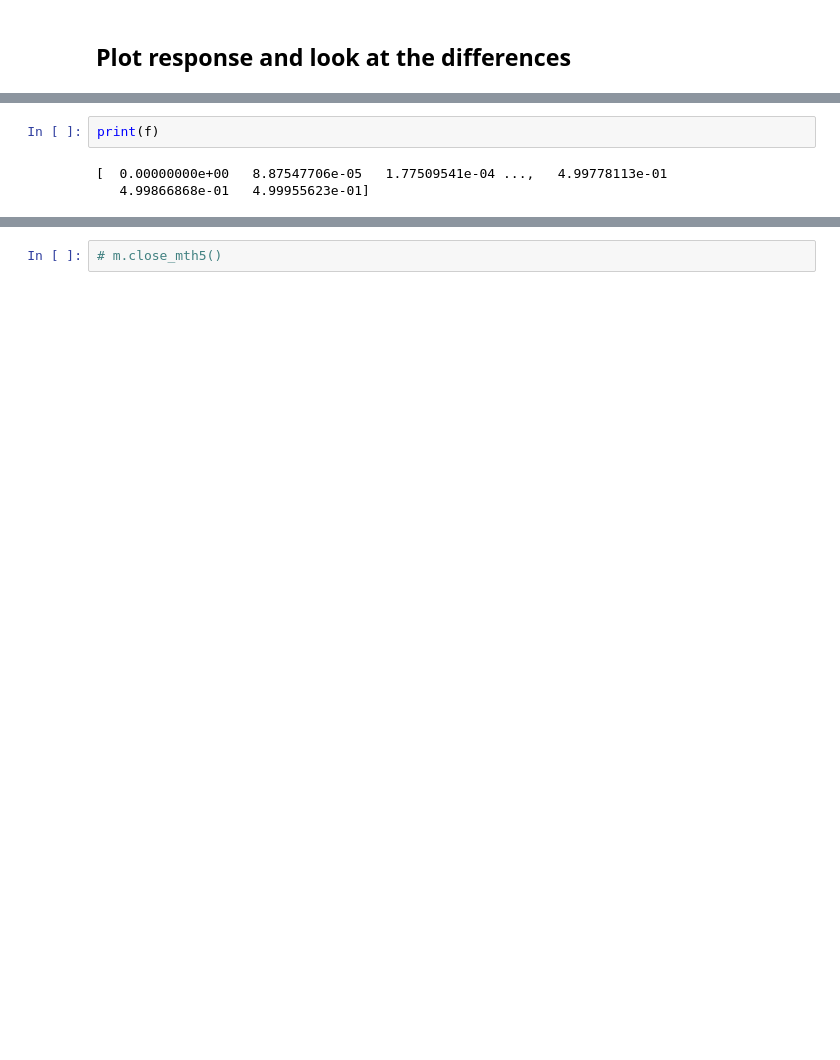
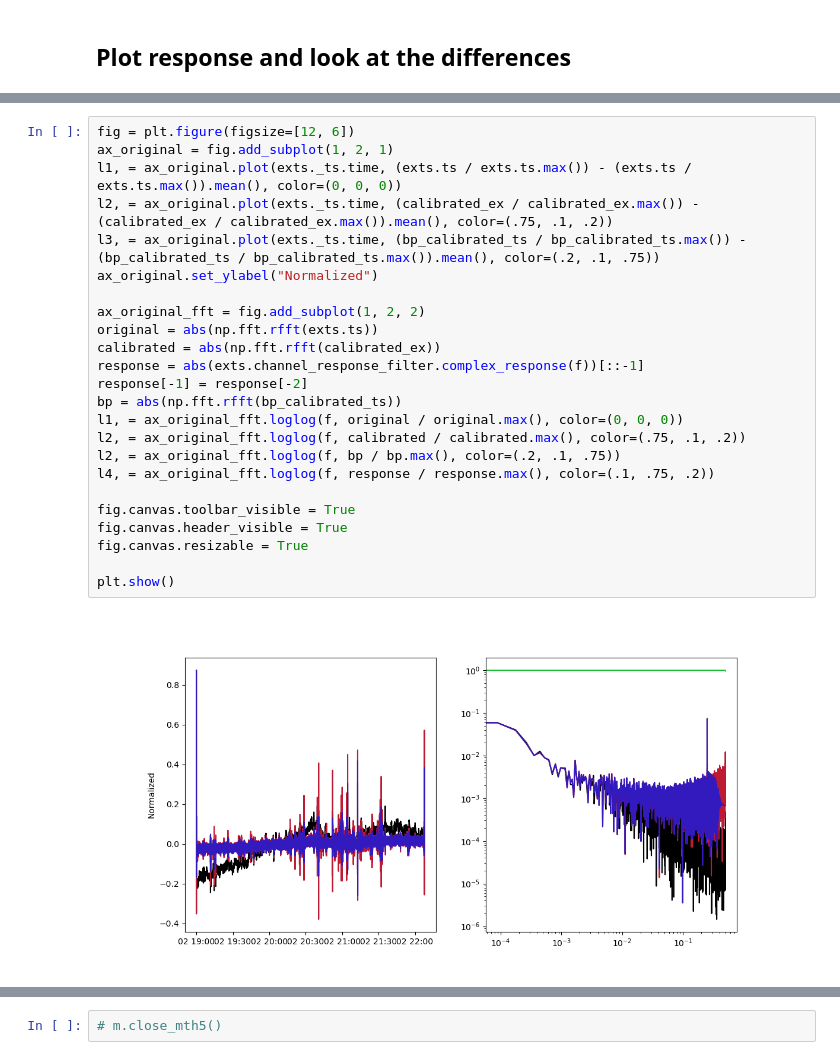
Before and after one commit to kujaku11/mth5, a Jupyter notebook: docs/examples/notebooks/remove_instrument_response_example.ipynb, the cells around one changed output, grey strips where cells are left out. Saved outputs shown, nothing was run; the diff lists cells and outputs as text; blank space fills up the shorter version.

```diff
--- a/docs/examples/notebooks/remove_instrument_response_example.ipynb
+++ b/docs/examples/notebooks/remove_instrument_response_example.ipynb
@@ -256,5 +269,26 @@ plt.show()
 # %%
-print(f)
+fig = plt.figure(figsize=[12, 6])
+ax_original = fig.add_subplot(1, 2, 1)
+l1, = ax_original.plot(exts._ts.time, (exts.ts / exts.ts.max()) - (exts.ts / exts.ts.max()).mean(), color=(0, 0, 0))
+l2, = ax_original.plot(exts._ts.time, (calibrated_ex / calibrated_ex.max()) - (calibrated_ex / calibrated_ex.max()).mean(), color=(.75, .1, .2))
+l3, = ax_original.plot(exts._ts.time, (bp_calibrated_ts / bp_calibrated_ts.max()) - (bp_calibrated_ts / bp_calibrated_ts.max()).mean(), color=(.2, .1, .75))
+ax_original.set_ylabel("Normalized")
+
+ax_original_fft = fig.add_subplot(1, 2, 2)
+original = abs(np.fft.rfft(exts.ts))
+calibrated = abs(np.fft.rfft(calibrated_ex))
+response = abs(exts.channel_response_filter.complex_response(f))[::-1]
+response[-1] = response[-2]
+bp = abs(np.fft.rfft(bp_calibrated_ts))
+l1, = ax_original_fft.loglog(f, original / original.max(), color=(0, 0, 0))
+l2, = ax_original_fft.loglog(f, calibrated / calibrated.max(), color=(.75, .1, .2))
+l2, = ax_original_fft.loglog(f, bp / bp.max(), color=(.2, .1, .75))
+l4, = ax_original_fft.loglog(f, response / response.max(), color=(.1, .75, .2))
+
+fig.canvas.toolbar_visible = True
+fig.canvas.header_visible = True
+fig.canvas.resizable = True
+
+plt.show()
 # %% [output]
-[  0.00000000e+00   8.87547706e-05   1.77509541e-04 ...,   4.99778113e-01
-   4.99866868e-01   4.99955623e-01]
+[figure, added]
```
Also changed, not shown: parts of 8 cells of this notebook.
